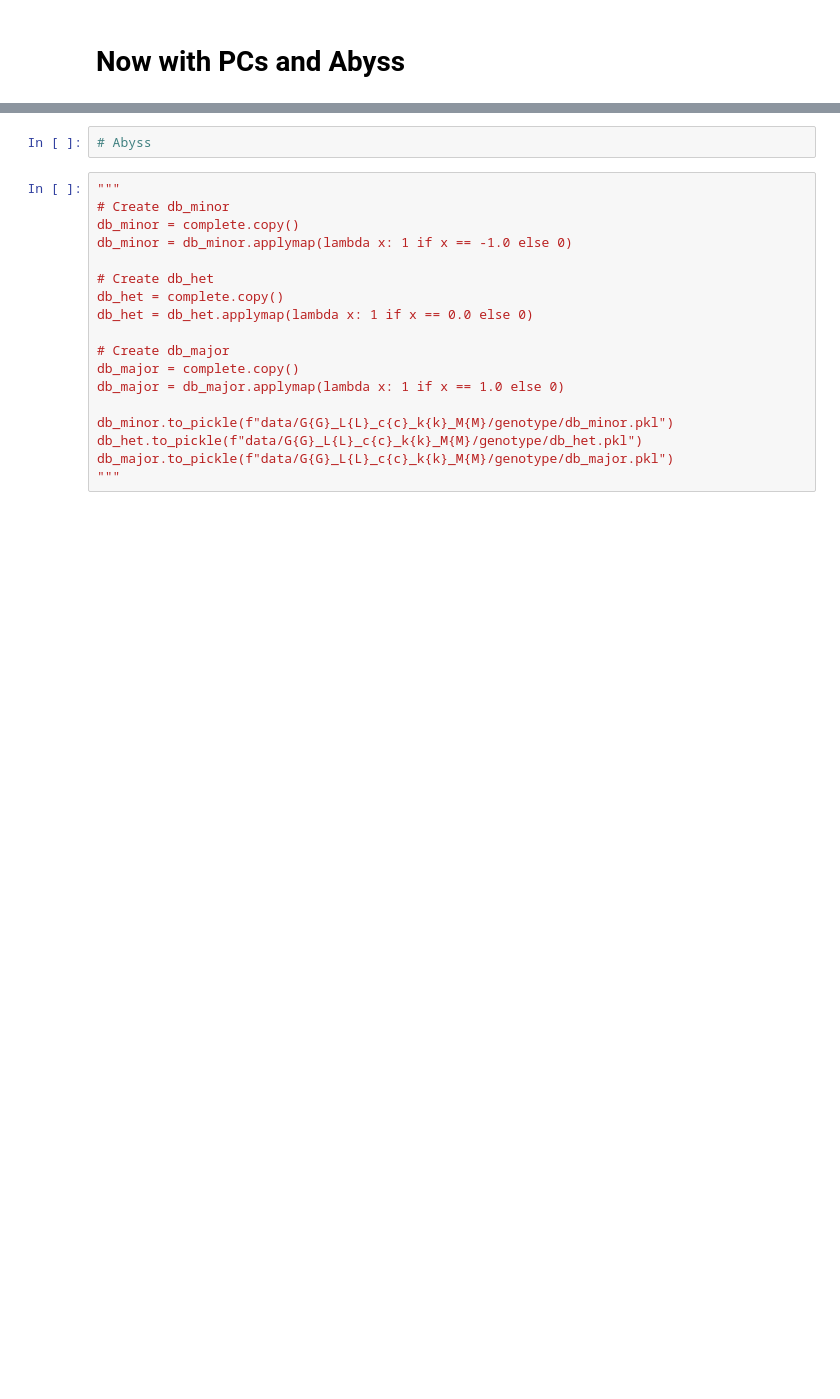
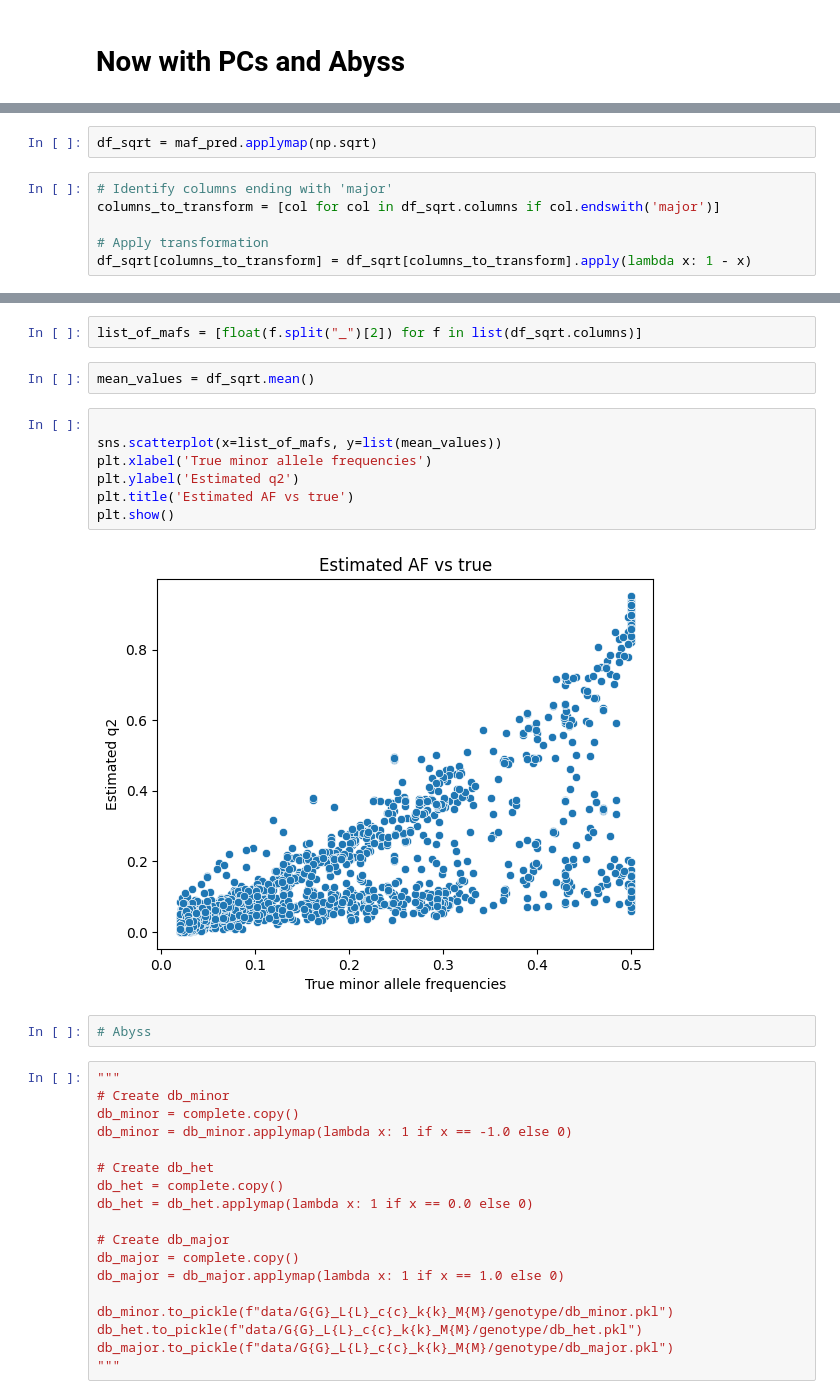
Before and after one commit to mat2m10/abyss_simulation, a Jupyter notebook: 09 Analysis only environment.ipynb, the cells around one changed output, grey strips where cells are left out. Saved outputs shown, nothing was run; the diff lists cells and outputs as text; blank space fills up the shorter version.

```diff
--- a/09 Analysis only environment.ipynb
+++ b/09 Analysis only environment.ipynb
@@ -309,0 +423,8 @@ plt.show()
+# %%
+df_sqrt = maf_pred.applymap(np.sqrt)
+# %%
+# Identify columns ending with 'major'
+columns_to_transform = [col for col in df_sqrt.columns if col.endswith('major')]
+
+# Apply transformation
+df_sqrt[columns_to_transform] = df_sqrt[columns_to_transform].apply(lambda x: 1 - x)
@@ -310,3 +447,16 @@ plt.show()
+# %%
+list_of_mafs = [float(f.split("_")[2]) for f in list(df_sqrt.columns)]
+# %%
+mean_values = df_sqrt.mean()
+# %%
+
+sns.scatterplot(x=list_of_mafs, y=list(mean_values))
+plt.xlabel('True minor allele frequencies')
+plt.ylabel('Estimated q2')
+plt.title('Estimated AF vs true')
+plt.show()
+# %% [output]
+[figure, added]
 # %%
 # Abyss
 # %%
```
Also changed, not shown: parts of 12 cells of this notebook.
